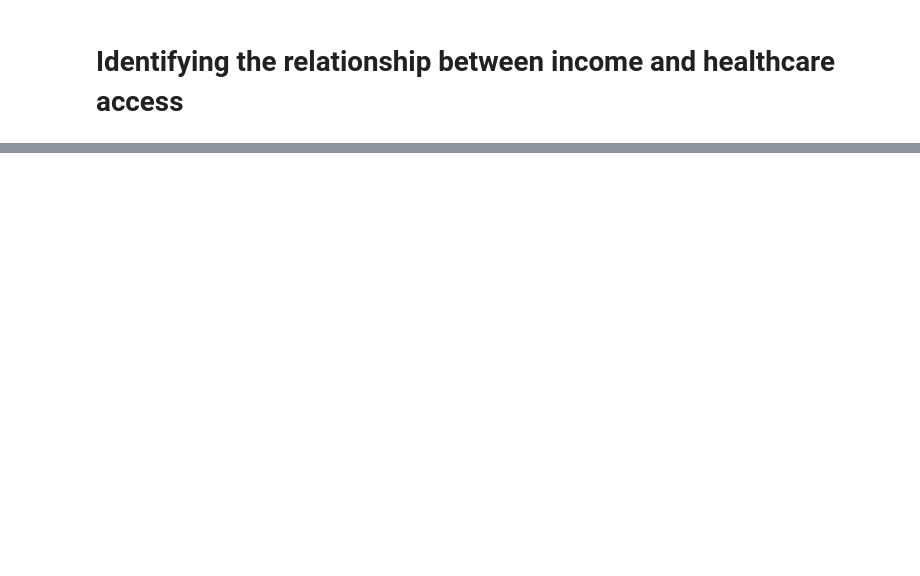
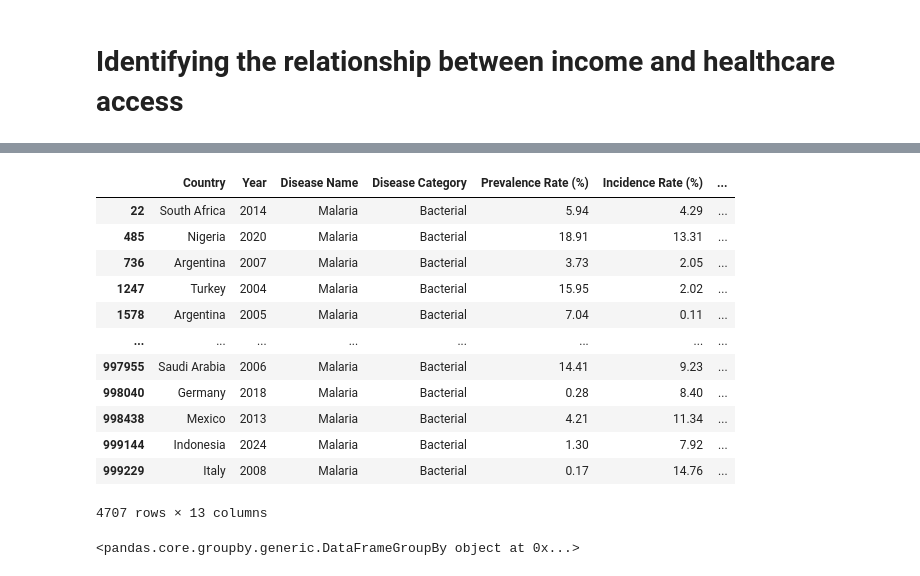
Before and after one commit to jojoroy/diseasedata, a Jupyter notebook: data-analysis-on-global-health-statistics-dataset.ipynb, the cells around one changed output, grey strips where cells are left out. Cells and saved outputs as stored; diff of their text form; code cells hidden in the pictures; blank space fills up the shorter version.

```diff
--- a/data-analysis-on-global-health-statistics-dataset.ipynb
+++ b/data-analysis-on-global-health-statistics-dataset.ipynb
@@ -230,0 +157,16 @@ td
+# %%
+td1
+# %% [output]
+|  | Country | Year | Disease Name | Disease Category | Prevalence Rate (%) | Incidence Rate (%) | ... |
+| 22 | South Africa | 2014 | Malaria | Bacterial | 5.94 | 4.29 | ... |
+| 485 | Nigeria | 2020 | Malaria | Bacterial | 18.91 | 13.31 | ... |
+| 736 | Argentina | 2007 | Malaria | Bacterial | 3.73 | 2.05 | ... |
+| 1247 | Turkey | 2004 | Malaria | Bacterial | 15.95 | 2.02 | ... |
+| 1578 | Argentina | 2005 | Malaria | Bacterial | 7.04 | 0.11 | ... |
+| ... | ... | ... | ... | ... | ... | ... | ... |
+| 997955 | Saudi Arabia | 2006 | Malaria | Bacterial | 14.41 | 9.23 | ... |
+| 998040 | Germany | 2018 | Malaria | Bacterial | 0.28 | 8.40 | ... |
+| 998438 | Mexico | 2013 | Malaria | Bacterial | 4.21 | 11.34 | ... |
+| 999144 | Indonesia | 2024 | Malaria | Bacterial | 1.30 | 7.92 | ... |
+| 999229 | Italy | 2008 | Malaria | Bacterial | 0.17 | 14.76 | ... |
+4707 rows × 13 columns
@@ -230,0 +177,4 @@ td
+# %%
+m
+# %% [output]
+<pandas.core.groupby.generic.DataFrameGroupBy object at 0x...>
```
Also changed, not shown: parts of 26 cells of this notebook.
